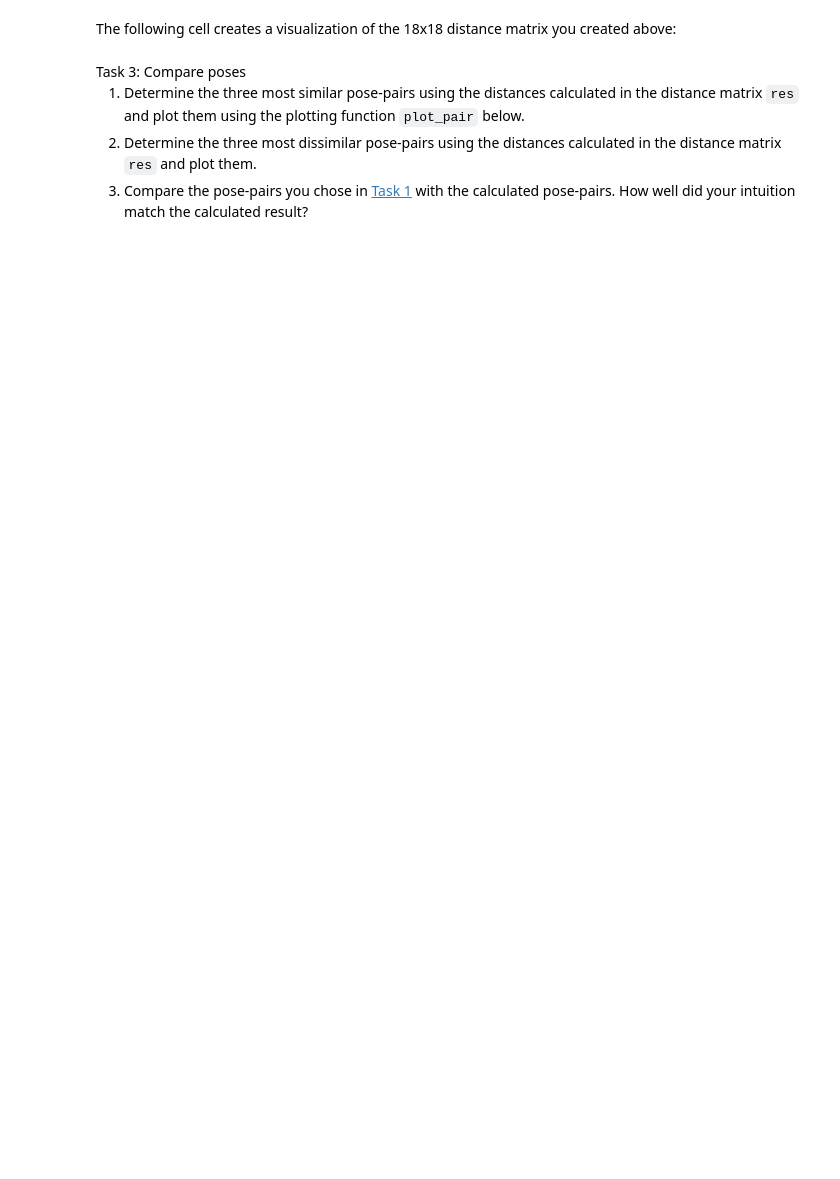
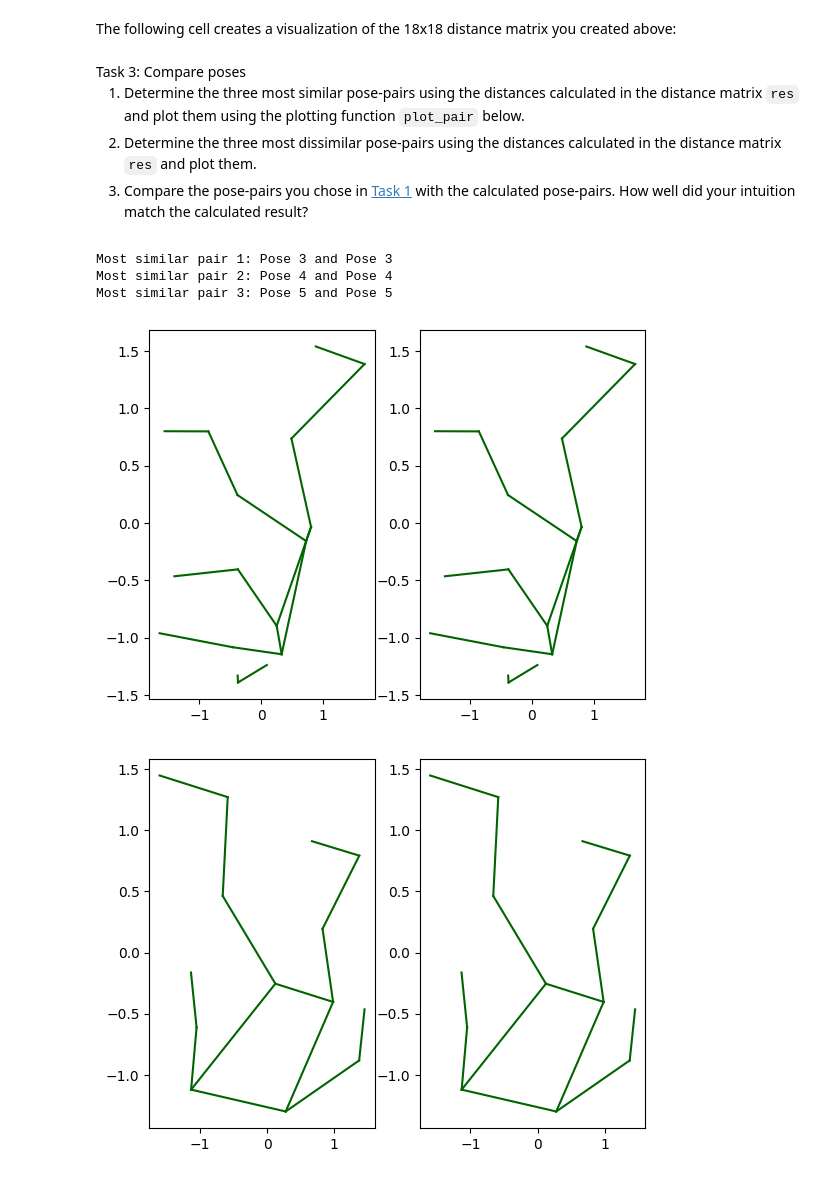
Before and after one commit to Kether180/MachineLearning_2024, a Jupyter notebook: 02-material/W02/02-poses.ipynb, the cells around one changed output. Drawn from its saved outputs; the diff is of its cells as text; code cells hidden in the pictures; blank space fills up the shorter version.

```diff
--- a/02-material/W02/02-poses.ipynb
+++ b/02-material/W02/02-poses.ipynb
@@ -144,2 +170,13 @@ In this task you will calculate the Euclidean distance ($L_2$ norm) between all
 # %%
-# Write your solution here
+# Task 2: Calculate pose distance
+
+# Initialize the result matrix
+res = np.zeros((18, 18))
+
+# Calculate the Euclidean distance between each pair of poses
+for i in range(18):
+    for j in range(18):
+        res[i, j] = np.linalg.norm(poses[i] - poses[j])
+
+# Print the result matrix
+print(res)
@@ -170,3 +225,19 @@ sns.heatmap(res, annot=True, mask=t)
 
 
 </div></article>
+# %%
+# Task 3: Compare poses
+
+# Flatten the upper triangular part of the matrix (excluding diagonal) and find the smallest values
+similar_indices = np.unravel_index(np.argsort(res, axis=None)[1:4], res.shape)
+
+# Plot the three most similar pose pairs
+for i in range(3):
+    print(f"Most similar pair {i+1}: Pose {similar_indices[0][i]} and Pose {similar_indices[1][i]}")
+    plot_pair(similar_indices[0][i], similar_indices[1][i])
+# %% [output]
+Most similar pair 1: Pose 3 and Pose 3
+Most similar pair 2: Pose 4 and Pose 4
+Most similar pair 3: Pose 5 and Pose 5
+[figure, added]
+[figure, added]
```
Also changed, not shown: parts of 7 cells of this notebook, 1 other file.
